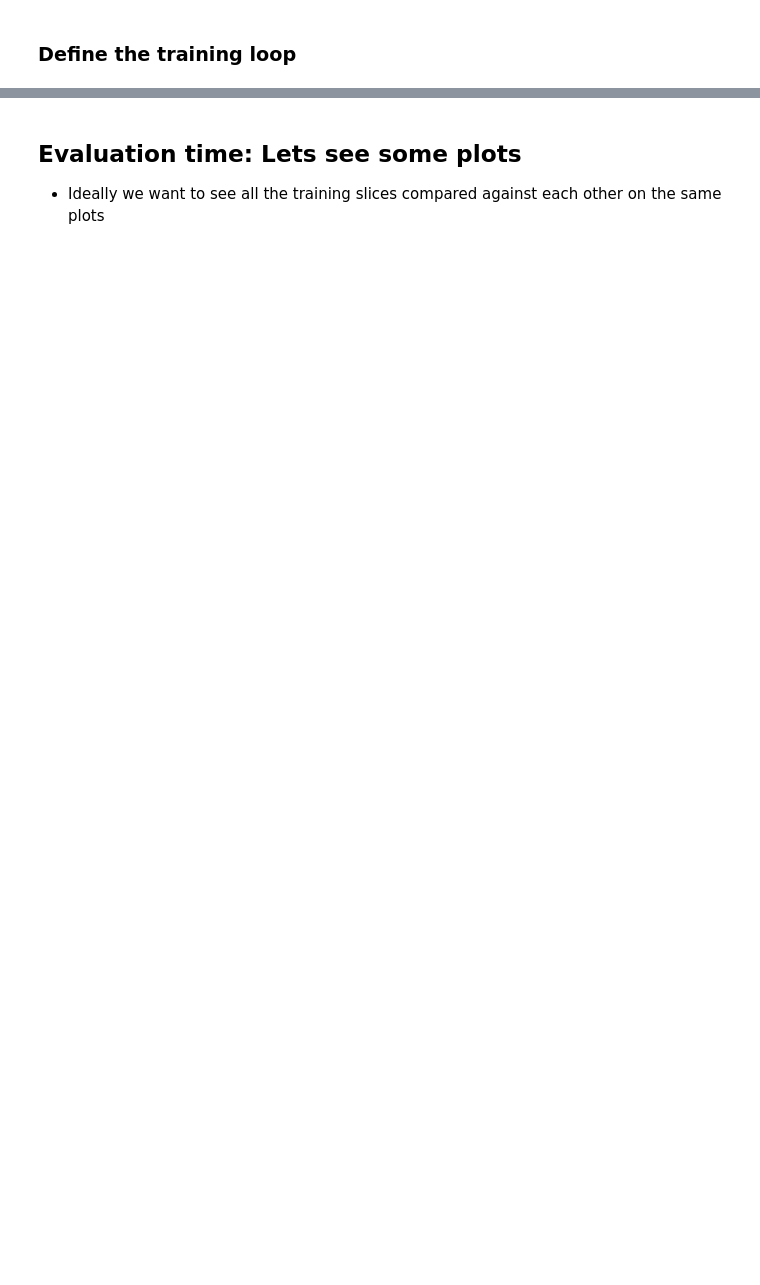
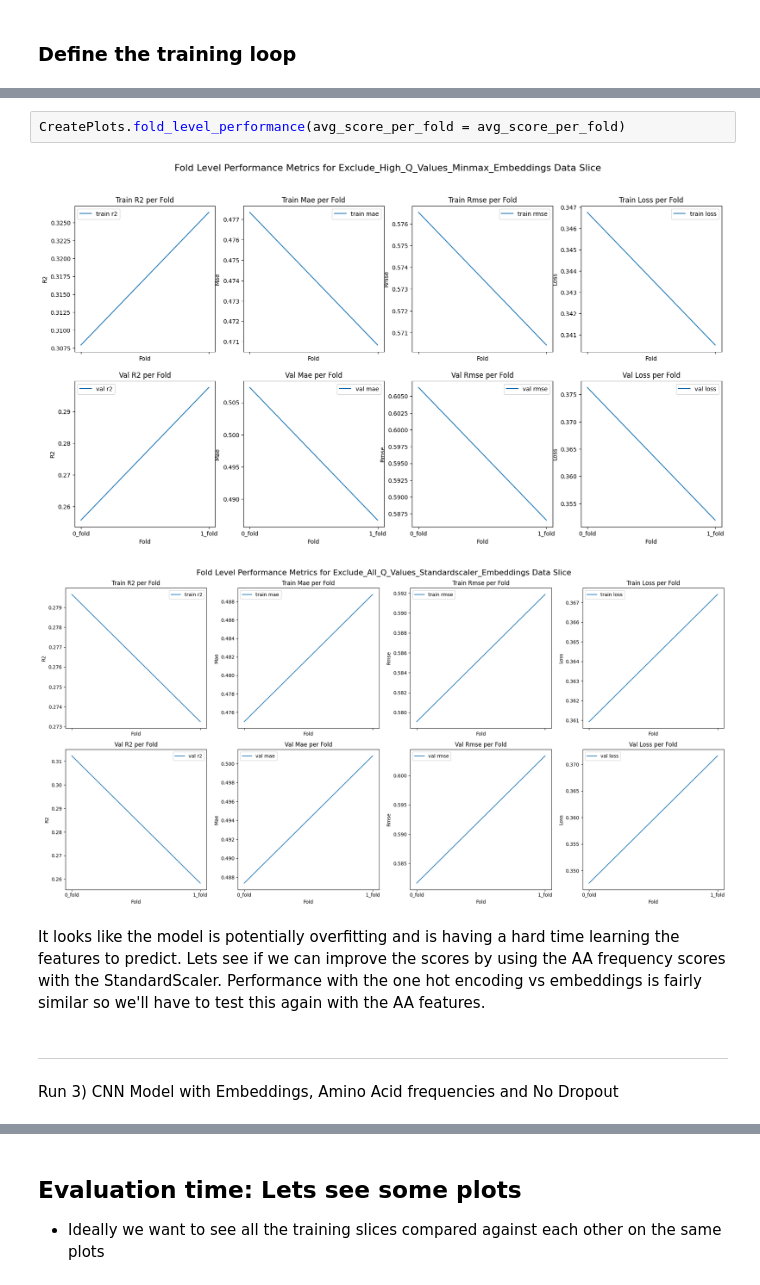
Before and after one commit to eitanzeev/-_bio_challenge, a Jupyter notebook: a_alpha_data_exploration.ipynb, the cells around one changed output, grey strips where cells are left out. Drawn from its saved outputs; the diff is of its cells as text; blank space fills up the shorter version.

```diff
--- a/a_alpha_data_exploration.ipynb
+++ b/a_alpha_data_exploration.ipynb
@@ -1381,0 +1083,12 @@ Batch structure is correct: (seqs, features, labels)
+# %%
+CreatePlots.fold_level_performance(avg_score_per_fold = avg_score_per_fold)
+# %% [output]
+[figure, added]
+[figure, added]
+# %% [markdown]
+It looks like the model is potentially overfitting and is having a hard time learning the features to predict. Lets see if we can improve the scores by using the AA frequency scores with the StandardScaler.
+Performance with the one hot encoding vs embeddings is fairly similar so we'll have to test this again with the AA features.
+# %% [markdown]
+****
+# %% [markdown]
+Run 3) CNN Model with Embeddings, Amino Acid frequencies and No Dropout
```
Also changed, not shown: parts of 90 cells of this notebook, 2 other files.
